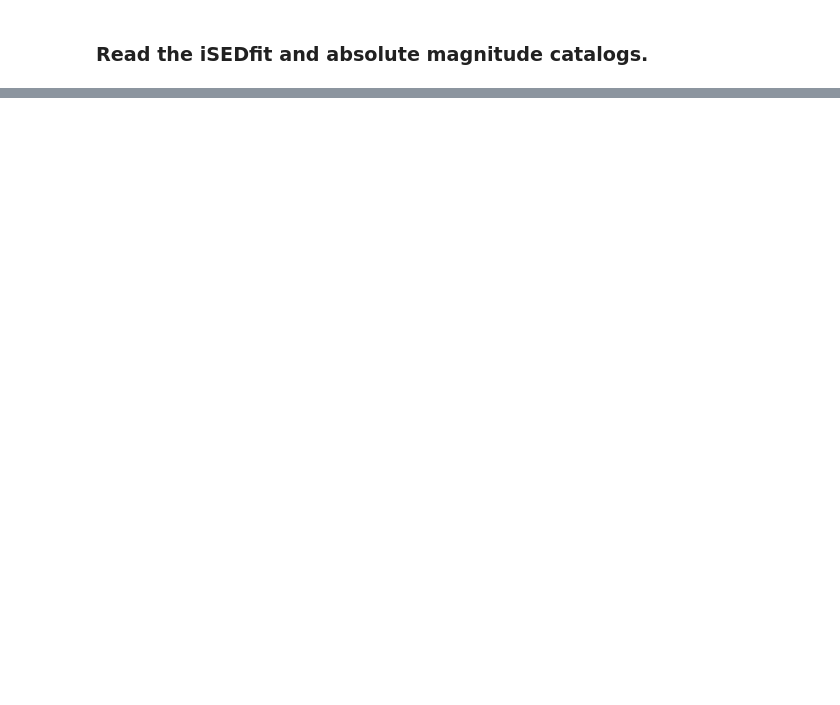
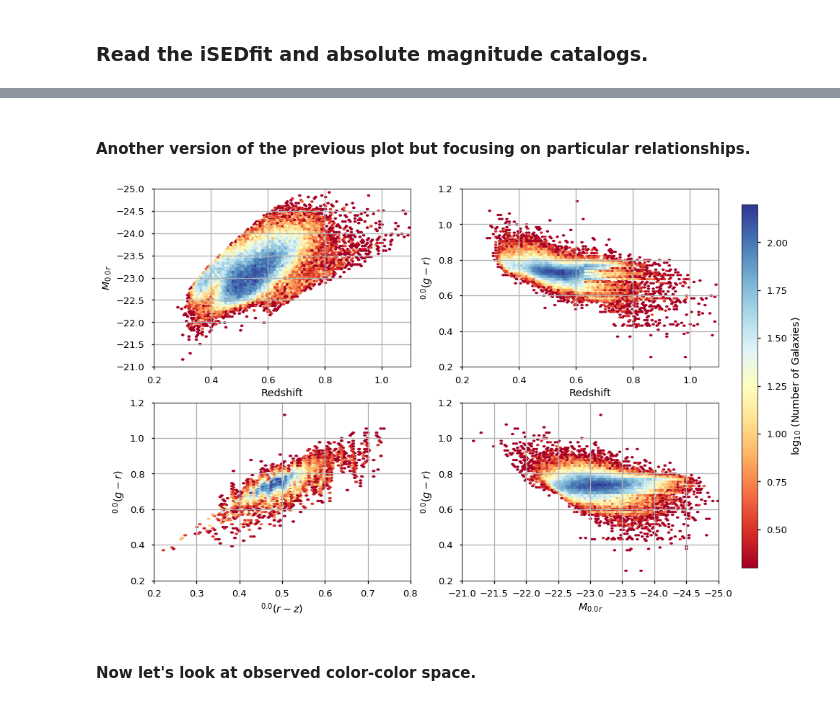
Before and after one commit to desihub/desisim, a Jupyter notebook: doc/nb/lrg-templates.ipynb, the cells around one changed output, grey strips where cells are left out. Saved outputs shown, nothing was run; the diff lists cells and outputs as text; code cells hidden in the pictures; blank space fills up the shorter version.

```diff
--- a/doc/nb/lrg-templates.ipynb
+++ b/doc/nb/lrg-templates.ipynb
@@ -161,0 +122,47 @@ nperbin = 5
+# %%
+def qa_rest():
+    fig, ((ax1, ax2), (ax3, ax4)) = plt.subplots(2, 2, figsize=(15, 10))
+
+    ax1.hexbin(cat['redshift'], cat['Mr'], mincnt=1, bins='log',
+                    cmap=plt.cm.get_cmap('RdYlBu'))
+    ax1.set_ylim(Mrlim)
+    ax1.set_xlim(zlim)
+    ax1.set_xlabel('Redshift')
+    ax1.set_ylabel(r'$M_{0.0r}$')
+
+    ax2.hexbin(cat['redshift'], cat['gr'], mincnt=1, bins='log',
+               cmap=plt.cm.get_cmap('RdYlBu'))
+    ax2.set_xlim(zlim)
+    ax2.set_ylim(grlim)
+    ax2.set_xlabel('Redshift')
+    ax2.set_ylabel(r'$^{0.0}(g - r)$')
+
+    ax3.hexbin(cat['rz'], cat['gr'], mincnt=1, bins='log',
+               cmap=plt.cm.get_cmap('RdYlBu'))
+    ax3.set_xlabel(r'$^{0.0}(r - z)$')
+    ax3.set_ylabel(r'$^{0.0}(g - r)$')
+    ax3.set_ylim(grlim)
+    ax3.set_xlim(rzlim)
+
+    hb = ax4.hexbin(cat['Mr'], cat['gr'], mincnt=1, bins='log',
+                    cmap=plt.cm.get_cmap('RdYlBu'))
+    ax4.set_xlabel(r'$M_{0.0r}$')
+    ax4.set_ylabel(r'$^{0.0}(g - r)$')
+    ax4.set_xlim(Mrlim)
+    ax4.set_ylim(grlim)
+
+    cax = fig.add_axes([0.88, 0.15, 0.02, 0.7])
+    fig.colorbar(hb, cax=cax, label=r'$\log_{10}$ (Number of Galaxies)')
+
+    for aa in (ax1, ax2, ax3, ax4):
+        aa.grid(True)
+
+    plt.subplots_adjust(wspace=0.2, right=0.85)
+# %% [markdown]
+#### Another version of the previous plot but focusing on particular relationships.
+# %%
+qa_rest()
+# %% [output]
+[figure, added]
+# %% [markdown]
+#### Now let's look at observed color-color space.
```
Also changed, not shown: parts of 94 cells of this notebook.
